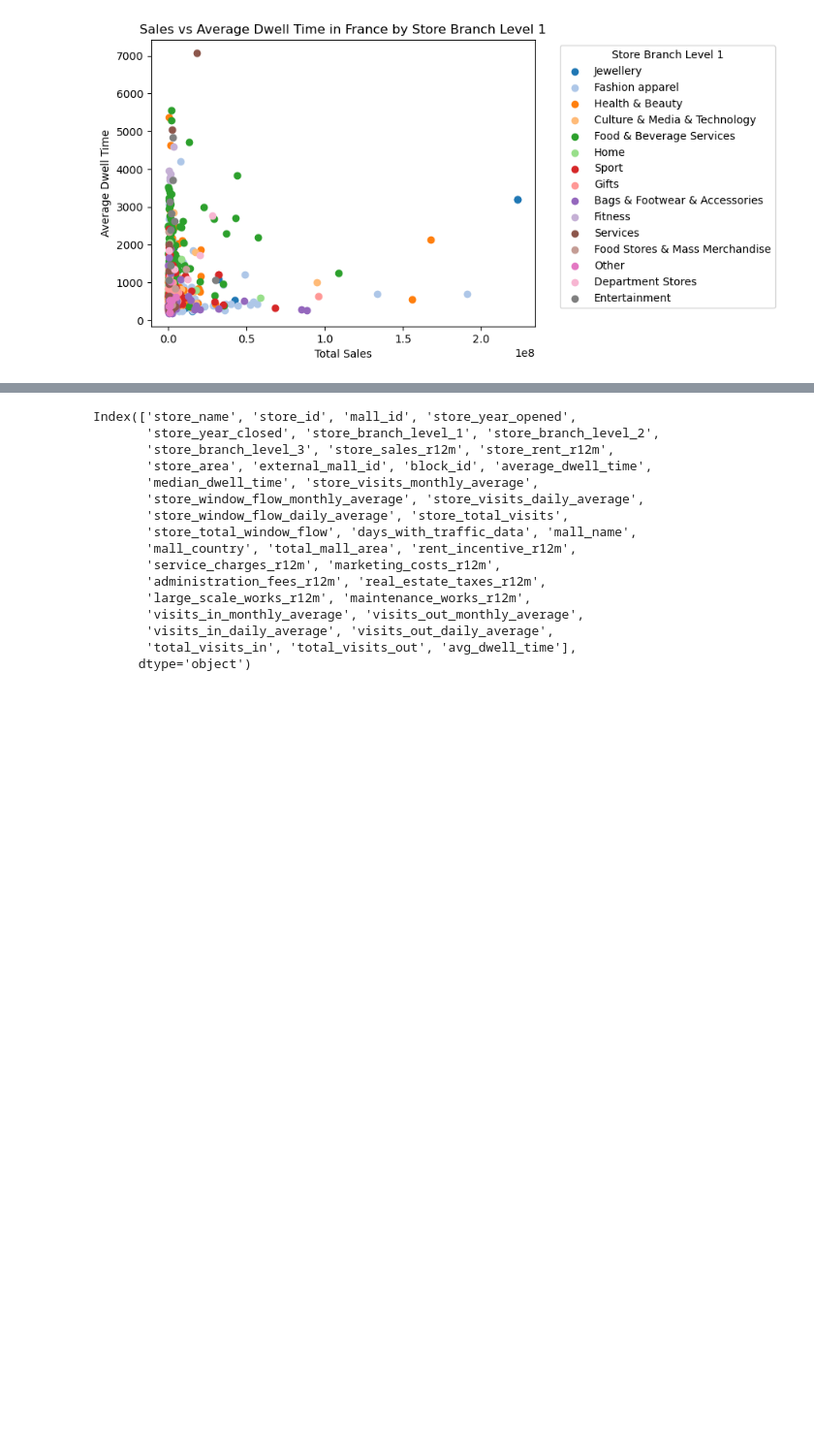
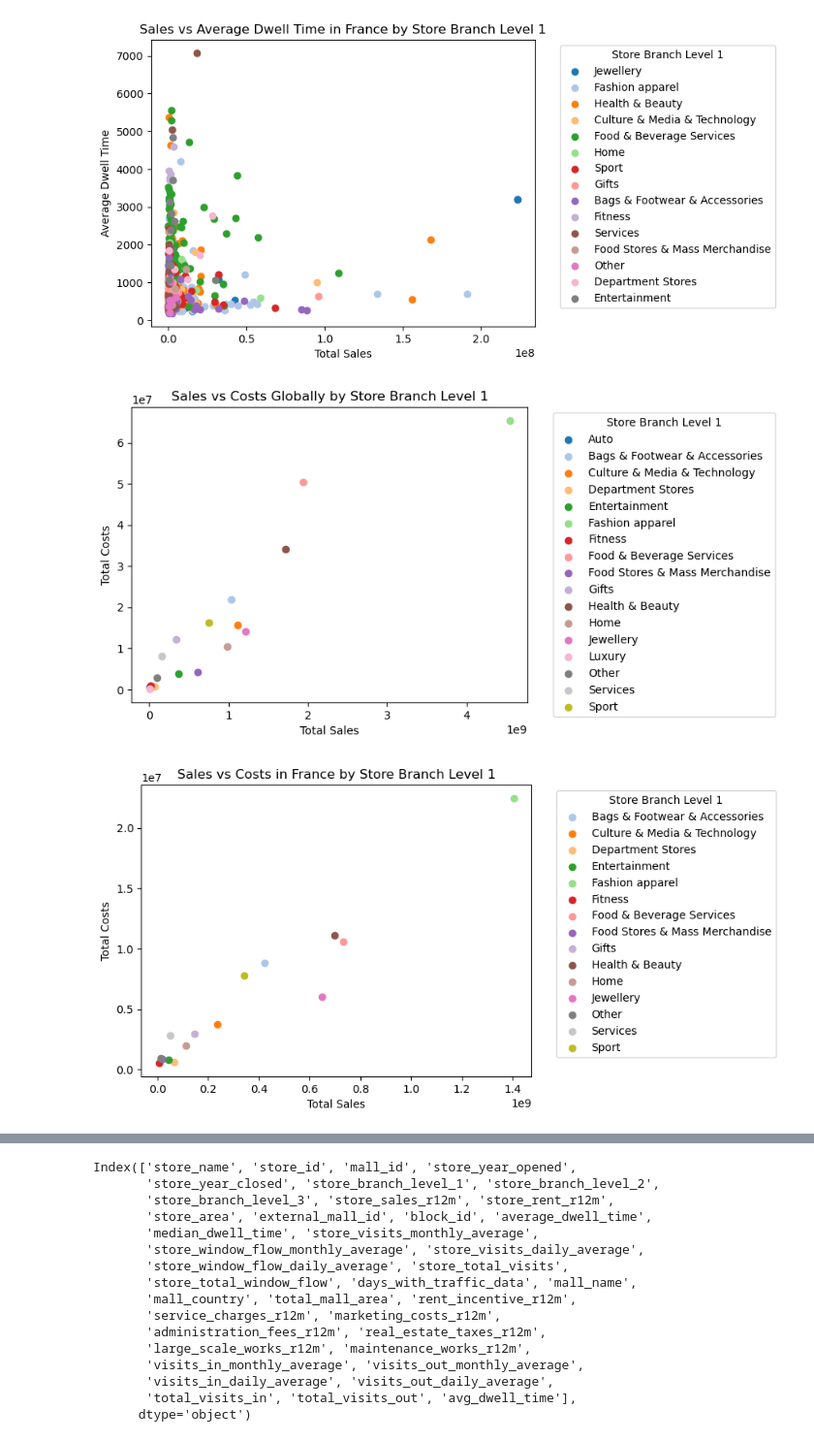
Before and after one commit to julescrevola/urw_challenge, a Jupyter notebook: notebooks/traffic_analysis.ipynb, the cells around one changed output, grey strips where cells are left out. Shown at 97% size. Saved outputs shown, nothing was run; the diff lists cells and outputs as text; code cells hidden in the pictures; blank space fills up the shorter version.

```diff
--- a/notebooks/traffic_analysis.ipynb
+++ b/notebooks/traffic_analysis.ipynb
@@ -135,3 +135,71 @@ ax.set_ylabel('Average Dwell Time')
 plt.show()
 # %% [output]
 [figure]
+# %%
+# Calculate total sales and total costs per store branch level 1 globally
+global_sales_costs = store_final.groupby('store_branch_level_1').agg({
+    'store_sales_r12m': 'sum',
+    'service_charges_r12m': 'sum',
+    'marketing_costs_r12m': 'sum',
+    'administration_fees_r12m': 'sum',
+    'real_estate_taxes_r12m': 'sum',
+    'large_scale_works_r12m': 'sum',
+    'maintenance_works_r12m': 'sum',
+    'store_rent_r12m': 'sum'
+})
+
+# Sum all costs columns to get total costs
+global_sales_costs['total_costs'] = global_sales_costs[['service_charges_r12m', 'marketing_costs_r12m', 'administration_fees_r12m', 'real_estate_taxes_r12m', 'large_scale_works_r12m', 'maintenance_works_r12m']].sum(axis=1)
+
+# Define a colormap
+cmap = plt.get_cmap('tab20')
+
+# Create a color for each store branch level 1
+colors = {category: cmap(i) for i, category in enumerate(global_sales_costs.index)}
+
+# Plot sales vs costs globally
+fig, ax = plt.subplots()
+for category, color in colors.items():
+    data = global_sales_costs.loc[category]
+    ax.scatter(data['store_sales_r12m'], data['total_costs'], label=category, color=color)
+    # ax.annotate(category, (data['store_sales_r12m'], data['total_costs']), fontsize=8)
+
+# Add legend
+ax.legend(title='Store Branch Level 1', bbox_to_anchor=(1.05, 1), loc='upper left')
+ax.set_title('Sales vs Costs Globally by Store Branch Level 1')
+ax.set_xlabel('Total Sales')
+ax.set_ylabel('Total Costs')
+plt.show()
+
+# Calculate total sales and total costs per store branch level 1 in France
+france_sales_costs = store_final_france.groupby('store_branch_level_1').agg({
+    'store_sales_r12m': 'sum',
+    'service_charges_r12m': 'sum',
+    'marketing_costs_r12m': 'sum',
+    'administration_fees_r12m': 'sum',
+    'real_estate_taxes_r12m': 'sum',
+    'large_scale_works_r12m': 'sum',
+    'maintenance_works_r12m': 'sum',
+    'store_rent_r12m': 'sum'
+})
+
+# Sum all costs columns to get total costs
+france_sales_costs['total_costs'] = france_sales_costs[['service_charges_r12m', 'marketing_costs_r12m', 'administration_fees_r12m', 'real_estate_taxes_r12m', 'large_scale_works_r12m', 'maintenance_works_r12m']].sum(axis=1)
+
+# Plot sales vs costs in France
+fig, ax = plt.subplots()
+for category, color in colors.items():
+    if category in france_sales_costs.index:
+        data = france_sales_costs.loc[category]
+        ax.scatter(data['store_sales_r12m'], data['total_costs'], label=category, color=color)
+        # ax.annotate(category, (data['store_sales_r12m'], data['total_costs']), fontsize=8)
+
+# Add legend
+ax.legend(title='Store Branch Level 1', bbox_to_anchor=(1.05, 1), loc='upper left')
+ax.set_title('Sales vs Costs in France by Store Branch Level 1')
+ax.set_xlabel('Total Sales')
+ax.set_ylabel('Total Costs')
+plt.show()
+# %% [output]
+[figure, added]
+[figure, added]
```
Also changed, not shown: parts of 4 cells of this notebook.
